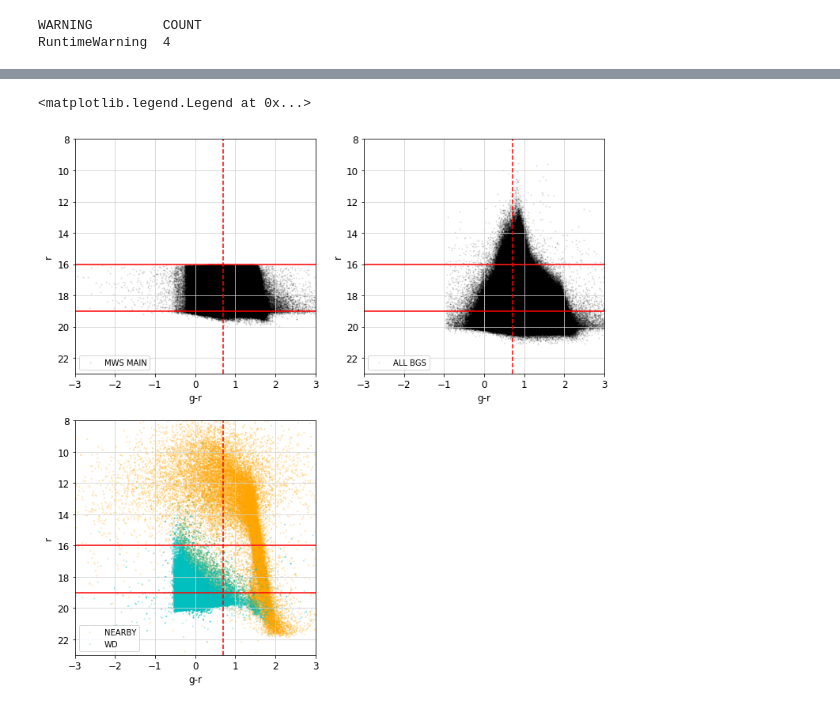
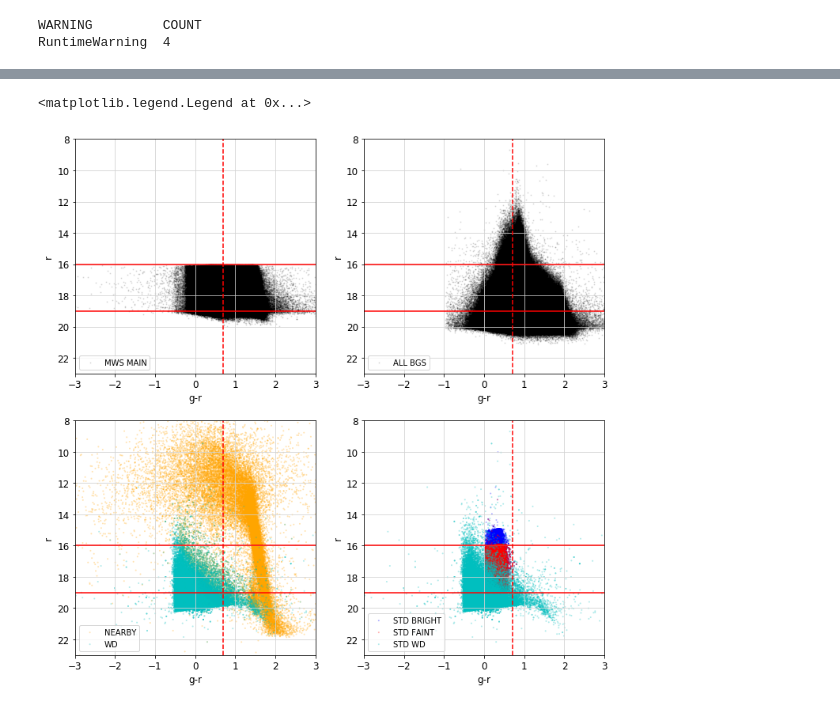
Before and after one commit to apcooper/mws_svplan, a Jupyter notebook: JFR_DR7.ipynb, the cells around one changed output, grey strips where cells are left out. Saved outputs shown, nothing was run; the diff lists cells and outputs as text; code cells hidden in the pictures.

```diff
--- a/JFR_DR7.ipynb
+++ b/JFR_DR7.ipynb
@@ -640,6 +765,10 @@ is_bgs    = t['BGS_TARGET'] != 0
 is_nearby = t['MWS_TARGET'] & mws_mask['MWS_NEARBY'] != 0
 is_wd     = t['MWS_TARGET'] & mws_mask['MWS_WD'] != 0
 is_main   = is_mws & ~(is_wd|is_nearby)
+
+is_std_b  = (t['DESI_TARGET'] & desi_mask.mask('STD_BRIGHT')) != 0
+is_std_f  = (t['DESI_TARGET'] & desi_mask.mask('STD_FAINT')) != 0
+is_std_wd = (t['DESI_TARGET'] & desi_mask.mask('STD_WD')) != 0
 # %% [output]
 WARNING         COUNT
 RuntimeWarning  4
@@ -710,6 +839,31 @@ ax = pl.gca()
 pl.tick_params(labelsize=12)
 pl.xlim(-3,3)
 pl.legend(loc='lower left')
+
+ax = pl.subplot(224)
+with warnings.catch_warnings(record=True) as W:
+    pl.scatter((g-r)[is_std_b],r[is_std_b],
+               s=1, facecolor='None',edgecolor='b',label='STD BRIGHT',alpha=0.3)
+    pl.scatter((g-r)[is_std_f],r[is_std_f],
+               s=1, facecolor='None',edgecolor='r',label='STD FAINT',alpha=0.3)
+    pl.scatter((g-r)[is_std_wd],r[is_std_wd],
+               s=1, facecolor='None',edgecolor='c',label='STD WD',alpha=0.3)
+#    pl.scatter((g-r)[is_bgs & (is_wd|is_nearby)],r[is_bgs & (is_wd|is_nearby)],
+#           s=70, alpha=0.3,facecolor='None',edgecolor='g',marker='o',zorder=-10,label='BGS Overlap')
+warning_summary(W)
+
+pl.xlabel('g-r',fontsize=12)
+pl.ylabel('r',fontsize=12)
+pl.axhline(19,c='r')
+pl.axhline(16,c='r')
+pl.axvline(0.7,c='r',ls='--') # RED/BLUE separation
+pl.ylim(23,8)
+pl.grid(c='lightgrey')
+
+ax = pl.gca()
+pl.tick_params(labelsize=12)
+pl.xlim(-3,3)
+pl.legend(loc='lower left')
 # %% [output]
 WARNING         COUNT
 RuntimeWarning  1
@@ -720,2 +876,2 @@ RuntimeWarning  2
 <matplotlib.legend.Legend at 0x...>
-[figure, old version]
+[figure, new version]
```
Also changed, not shown: parts of 8 cells of this notebook, 1 other file.
